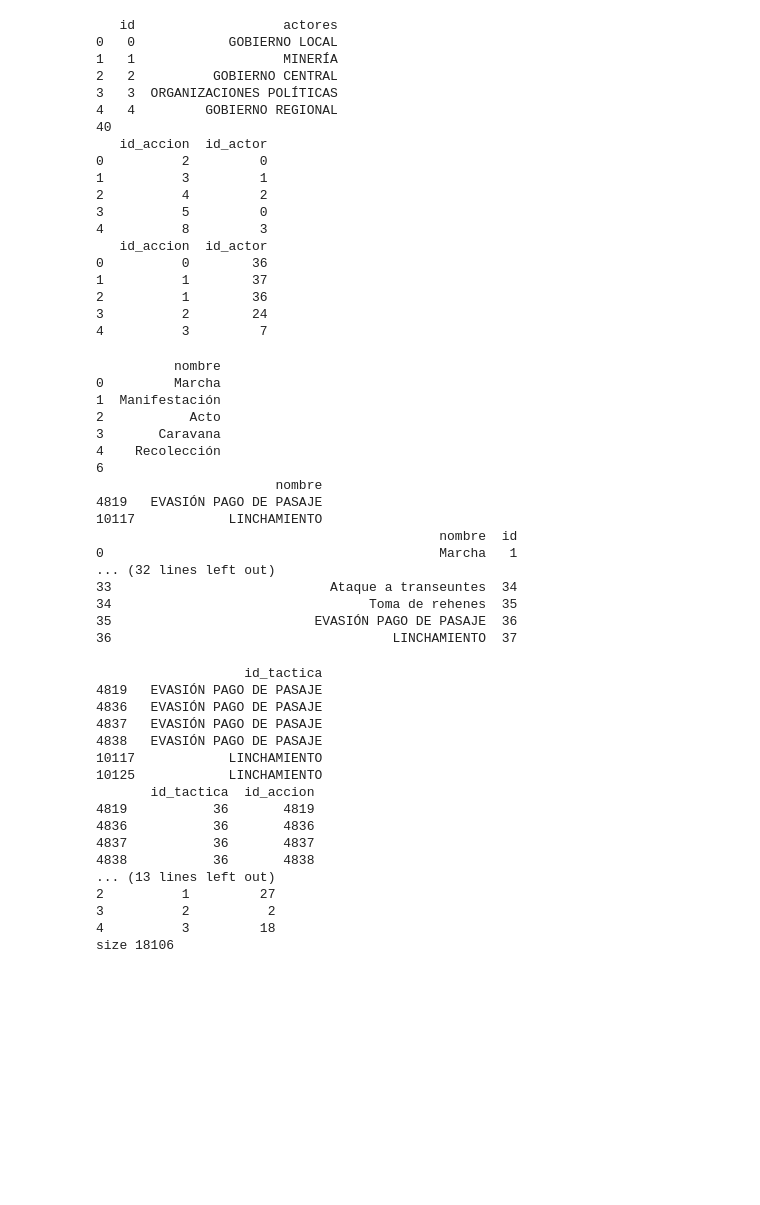
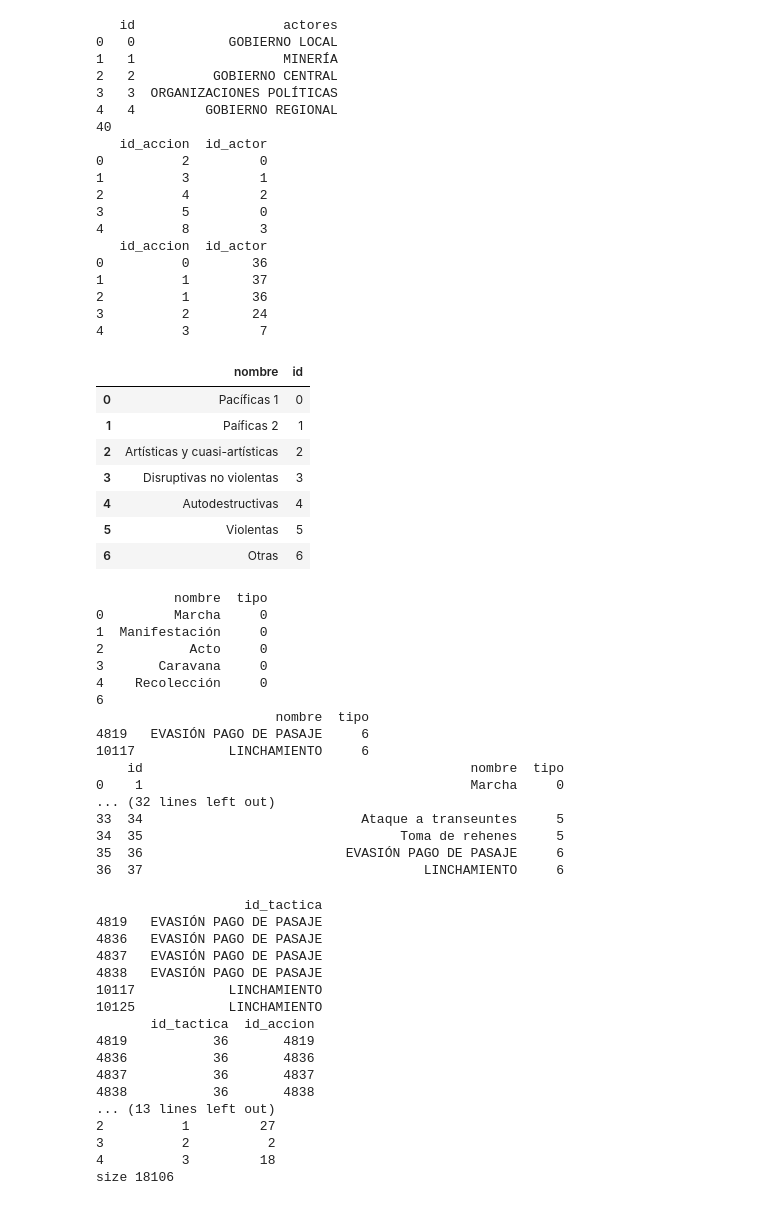
Before and after one commit to Vicvar/MTNotes, a Jupyter notebook: COESW.ipynb, the cells around one changed output. Cells and saved outputs as stored; diff of their text form; code cells hidden in the pictures; blank space fills up the shorter version.

```diff
--- a/COESW.ipynb
+++ b/COESW.ipynb
@@ -689,6 +763,27 @@ print(actores_demandantes.head())
 2          1        36
 3          2        24
 4          3         7
+# %%
+#Tabla Tipos de tacticas de protesta
+tipos_tp_dict = {'nombre':['Pacíficas 1',
+                           'Paíficas 2',
+                           'Artísticas y cuasi-artísticas',
+                           'Disruptivas no violentas',
+                           'Autodestructivas',
+                           'Violentas',
+                           'Otras']}
+tipos_tp = pd.DataFrame(data = tipos_tp_dict)
+tipos_tp['id'] = tipos_tp.index
+tipos_tp
+# %% [output]
+|  | nombre | id |
+| 0 | Pacíficas 1 | 0 |
+| 1 | Paíficas 2 | 1 |
+| 2 | Artísticas y cuasi-artísticas | 2 |
+| 3 | Disruptivas no violentas | 3 |
+| 4 | Autodestructivas | 4 |
+| 5 | Violentas | 5 |
+| 6 | Otras | 6 |
 # %%
 #Tabla Tacticas de protesta
 tp_otras = coes_o[['p29f_texto']]
@@ -726,36 +821,39 @@ tacticas_protesta_dict = {'nombre':['Marcha',
                                'Enfrentamientos violentos contra manifestantes',
                                'Ataque a carabineros',
                                'Ataque a transeuntes',
-                               'Toma de rehenes']}
+                               'Toma de rehenes'],
+                          'tipo':[0,0,0,0,0,0,1,1,1,1,1,1,1,1,2,2,2,3,3,3,3,3,3,3,4,4,5,5,5,5,5,5,5,5,5]}
 tacticas_protesta = pd.DataFrame(data= tacticas_protesta_dict)
 print(tacticas_protesta.head())
 tp_otras = tp_otras.drop(tp_otras[tp_otras.p29f_texto=='.'].index)
 print(len(tp_otras))
 tp_otras = tp_otras.drop_duplicates()
 tp_otras = tp_otras.rename(columns={'p29f_texto':'nombre'})
+tp_otras['tipo'] = 6
 print(tp_otras.head())
 tacticas_protesta = tacticas_protesta.append(tp_otras)
 tacticas_protesta = tacticas_protesta.reset_index(drop=True)
 tacticas_protesta['id'] = tacticas_protesta.index + 1
+tacticas_protesta = tacticas_protesta[['id','nombre','tipo']]
 print(tacticas_protesta)
 # %% [output]
-          nombre
-0         Marcha
-1  Manifestación
-2           Acto
-3       Caravana
-4    Recolección
+          nombre  tipo
+0         Marcha     0
+1  Manifestación     0
+2           Acto     0
+3       Caravana     0
+4    Recolección     0
 6
-                       nombre
-4819   EVASIÓN PAGO DE PASAJE
-10117            LINCHAMIENTO
-                                            nombre  id
-0                                           Marcha   1
+                       nombre  tipo
+4819   EVASIÓN PAGO DE PASAJE     6
+10117            LINCHAMIENTO     6
+    id                                          nombre  tipo
+0    1                                          Marcha     0
 ... (32 lines left out)
-33                            Ataque a transeuntes  34
-34                                 Toma de rehenes  35
-35                          EVASIÓN PAGO DE PASAJE  36
-36                                    LINCHAMIENTO  37
+33  34                            Ataque a transeuntes     5
+34  35                                 Toma de rehenes     5
+35  36                          EVASIÓN PAGO DE PASAJE     6
+36  37                                    LINCHAMIENTO     6
 # %%
 #Tabla Tácticas en acción
 tacticas_accion = pd.concat([pd.DataFrame([[i//6,v]],columns=['id_accion','id_tactica']) for i, v in enumerate(tp_aux)],ignore_index=True)
```
Also changed, not shown: parts of 14 cells of this notebook, 1 other file.
